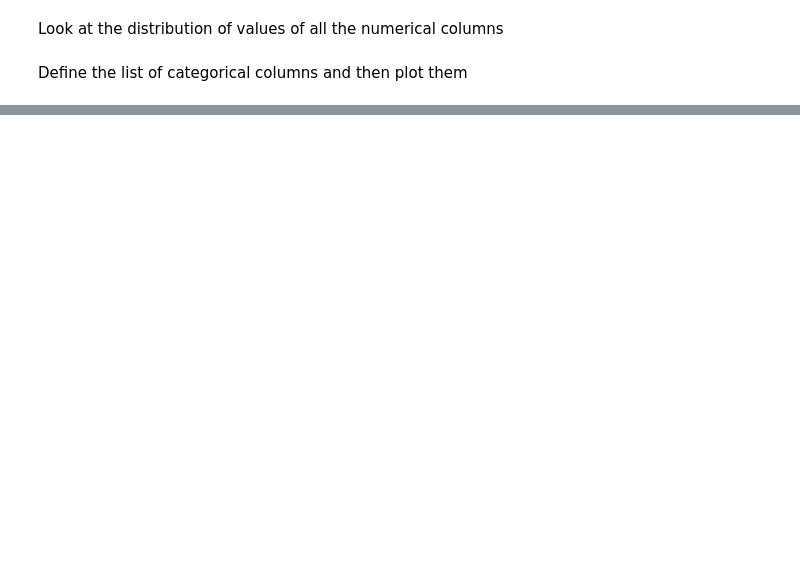
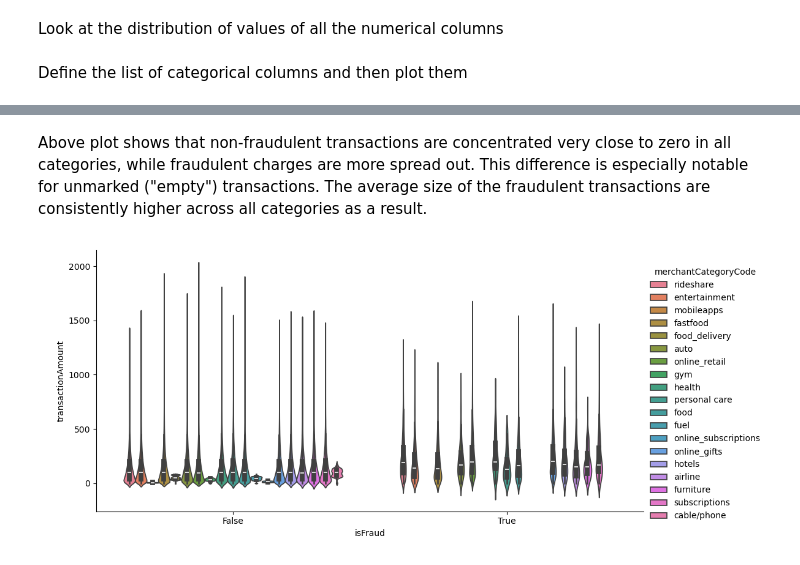
Before and after one commit to MangledPotat0/fraud_detection_practice, a Jupyter notebook: serverfiles/main.ipynb, the cells around one changed output, grey strips where cells are left out. Saved outputs shown, nothing was run; the diff lists cells and outputs as text; code cells hidden in the pictures; blank space fills up the shorter version.

```diff
--- a/serverfiles/main.ipynb
+++ b/serverfiles/main.ipynb
@@ -31,0 +83,7 @@ for col in categorical_cols:
+# %% [markdown]
+Above plot shows that non-fraudulent transactions are concentrated very close to zero in all categories, while fraudulent charges are more spread out. This difference is especially notable for unmarked ("empty") transactions. The average size of the fraudulent transactions are consistently higher across all categories as a result.
+# %%
+catplot(df.select("isFraud", "transactionAmount", "merchantCategoryCode"), "isFraud", "transactionAmount", kind="violin", hue="merchantCategoryCode", aspect=2)
+Image(filename="figures/transactionAmount_violinplot_by_isFraud_with_merchantCategoryCode.png")
+# %% [output]
+[figure, added]
```
Also changed, not shown: parts of 17 cells of this notebook, 1 other file.
